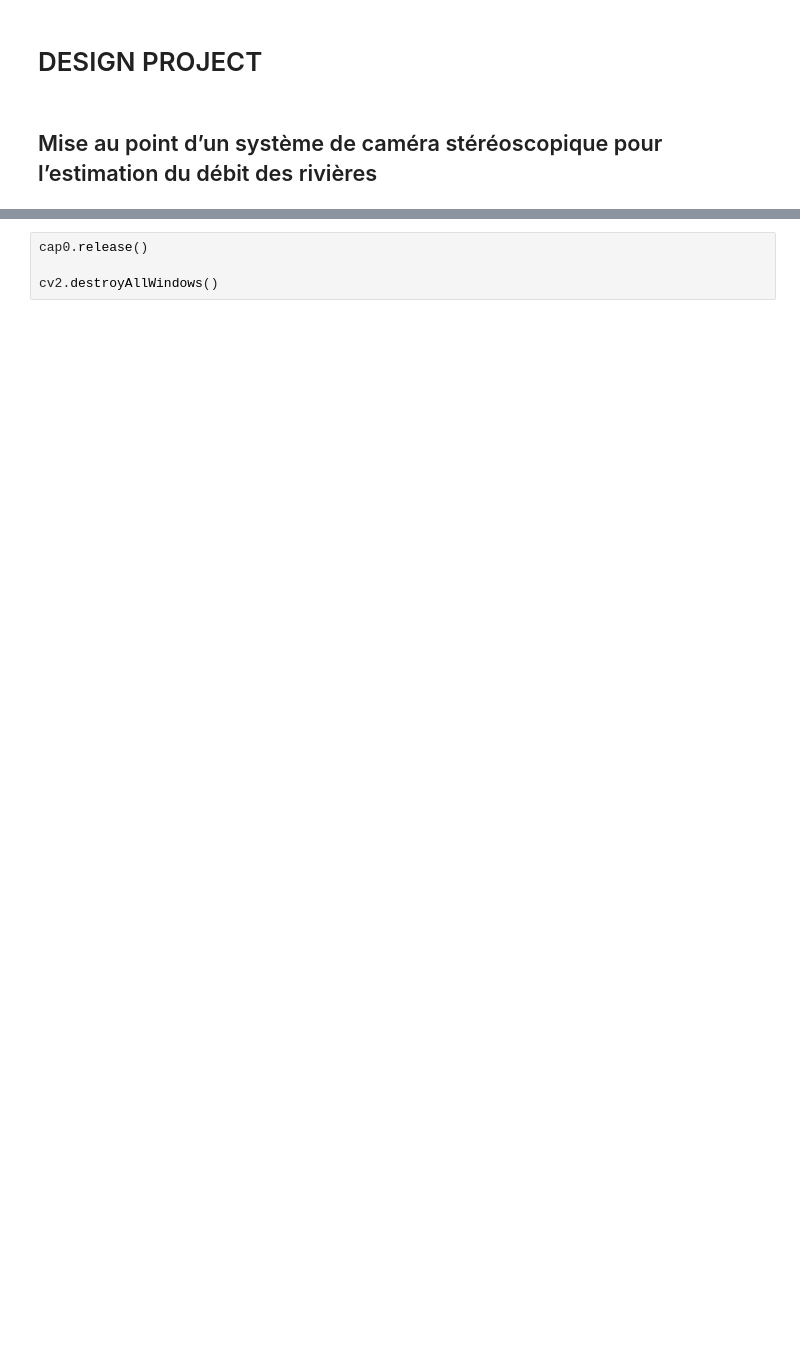
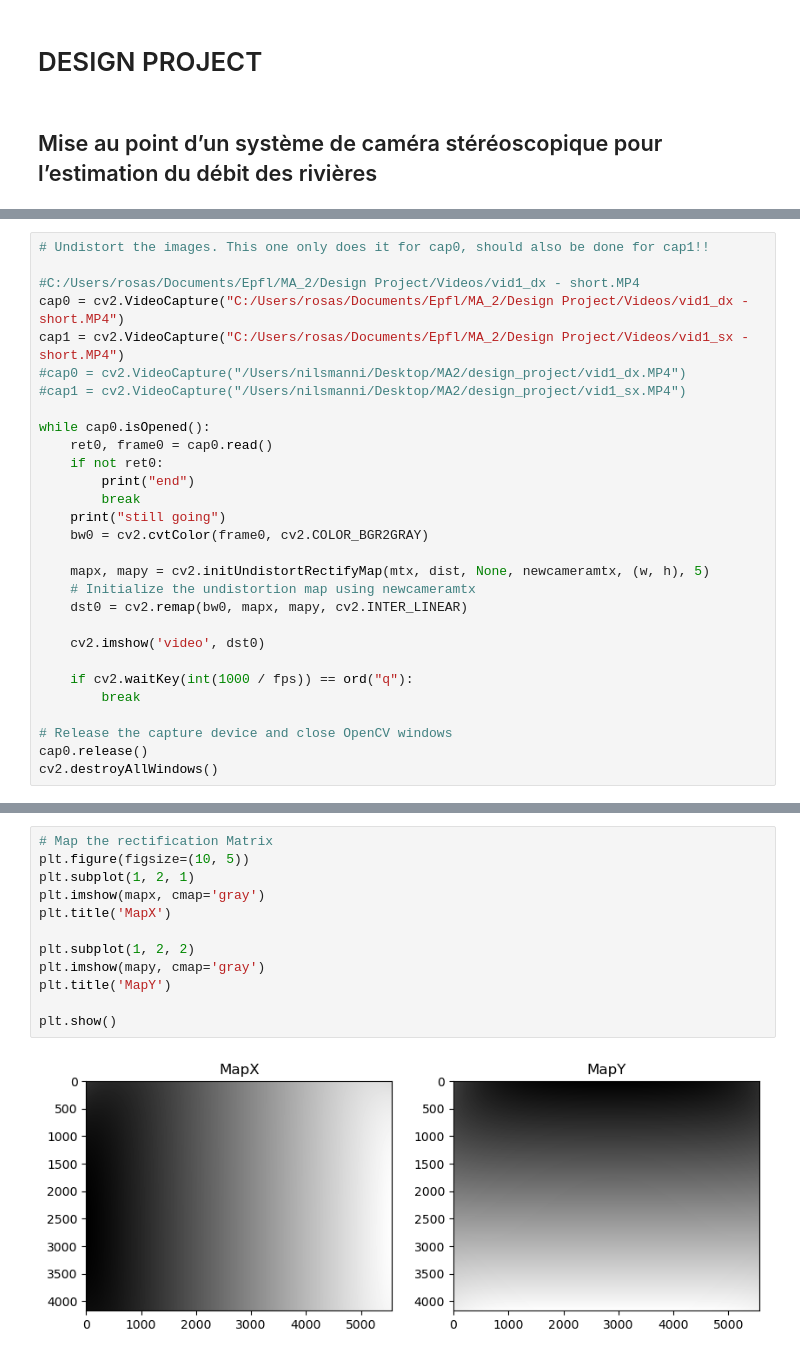
Before and after one commit to rosa-github/Design-Project, a Jupyter notebook: Code_design.ipynb, the cells around one changed output, grey strips where cells are left out. Saved outputs shown, nothing was run; the diff lists cells and outputs as text; blank space fills up the shorter version.

```diff
--- a/Code_design.ipynb
+++ b/Code_design.ipynb
@@ -32,0 +48,29 @@ error: OpenCV(4.9.0) /Users/xperience/GHA-OpenCV-Python2/_work/opencv-python/ope
+# %%
+# Undistort the images. This one only does it for cap0, should also be done for cap1!!
+
+#C:/Users/rosas/Documents/Epfl/MA_2/Design Project/Videos/vid1_dx - short.MP4
+cap0 = cv2.VideoCapture("C:/Users/rosas/Documents/Epfl/MA_2/Design Project/Videos/vid1_dx - short.MP4")
+cap1 = cv2.VideoCapture("C:/Users/rosas/Documents/Epfl/MA_2/Design Project/Videos/vid1_sx - short.MP4")
+#cap0 = cv2.VideoCapture("/Users/nilsmanni/Desktop/MA2/design_project/vid1_dx.MP4")
+#cap1 = cv2.VideoCapture("/Users/nilsmanni/Desktop/MA2/design_project/vid1_sx.MP4")
+
+while cap0.isOpened():
+    ret0, frame0 = cap0.read()
+    if not ret0:
+        print("end")
+        break
+    print("still going")
+    bw0 = cv2.cvtColor(frame0, cv2.COLOR_BGR2GRAY)
+
+    mapx, mapy = cv2.initUndistortRectifyMap(mtx, dist, None, newcameramtx, (w, h), 5)
+    # Initialize the undistortion map using newcameramtx
+    dst0 = cv2.remap(bw0, mapx, mapy, cv2.INTER_LINEAR)
+
+    cv2.imshow('video', dst0)
+
+    if cv2.waitKey(int(1000 / fps)) == ord("q"):
+        break
+
+# Release the capture device and close OpenCV windows
+cap0.release()
+cv2.destroyAllWindows()
@@ -41,4 +134,14 @@ print( "total error: {}".format(mean_error/len(objpoints)) )
-# %%
-cap0.release()
-
-cv2.destroyAllWindows()
+# %%
+# Map the rectification Matrix
+plt.figure(figsize=(10, 5))
+plt.subplot(1, 2, 1)
+plt.imshow(mapx, cmap='gray')
+plt.title('MapX')
+
+plt.subplot(1, 2, 2)
+plt.imshow(mapy, cmap='gray')
+plt.title('MapY')
+
+plt.show()
+# %% [output]
+[figure, added]
```
Also changed, not shown: parts of 13 cells of this notebook, 3 other files.
